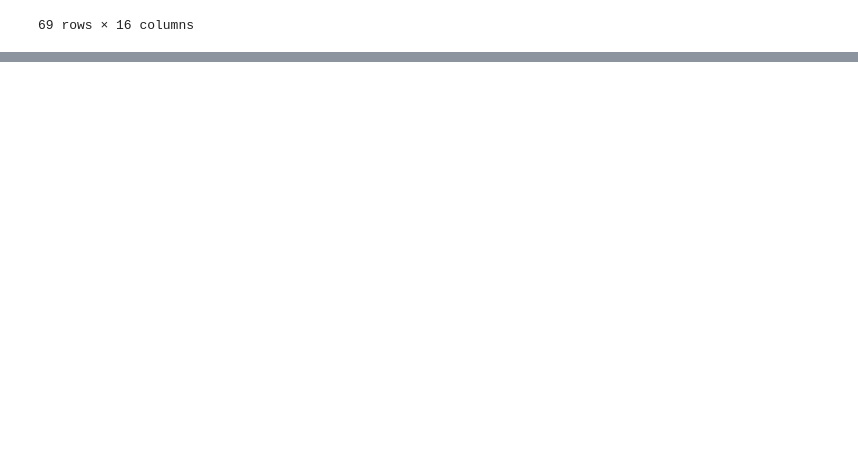
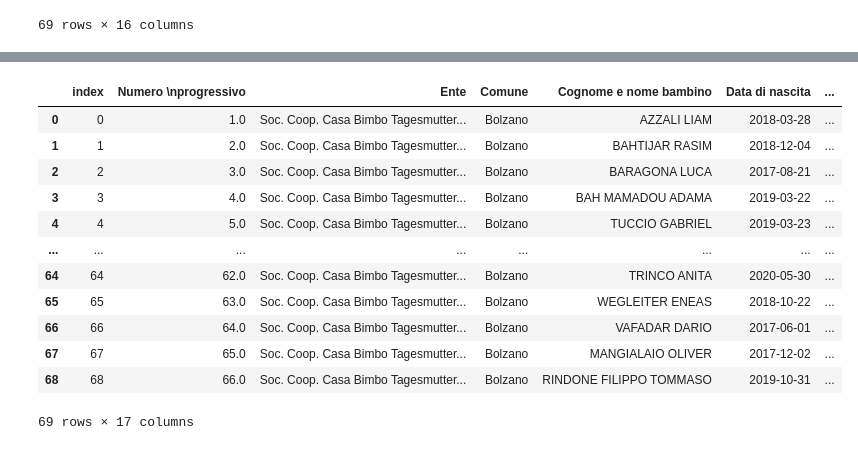
Before and after one commit to stfzz/max, a Jupyter notebook: Untitled.ipynb, the cells around one changed output, grey strips where cells are left out. Drawn from its saved outputs; the diff is of its cells as text; code cells hidden in the pictures; blank space fills up the shorter version.

```diff
--- a/Untitled.ipynb
+++ b/Untitled.ipynb
@@ -235,0 +253,16 @@ df[df['Codice fiscale'].str.match('[A-Z|a-z][A-Z|a-z][A-Z|a-z][A-Z|a-z][A-Z|a-z]
+# %%
+df.reset_index()
+# %% [output]
+|  | index | Numero \nprogressivo | Ente | Comune | Cognome e nome bambino | Data di nascita | ... |
+| 0 | 0 | 1.0 | Soc. Coop. Casa Bimbo Tagesmutter... | Bolzano | AZZALI LIAM | 2018-03-28 | ... |
+| 1 | 1 | 2.0 | Soc. Coop. Casa Bimbo Tagesmutter... | Bolzano | BAHTIJAR RASIM | 2018-12-04 | ... |
+| 2 | 2 | 3.0 | Soc. Coop. Casa Bimbo Tagesmutter... | Bolzano | BARAGONA LUCA | 2017-08-21 | ... |
+| 3 | 3 | 4.0 | Soc. Coop. Casa Bimbo Tagesmutter... | Bolzano | BAH MAMADOU ADAMA | 2019-03-22 | ... |
+| 4 | 4 | 5.0 | Soc. Coop. Casa Bimbo Tagesmutter... | Bolzano | TUCCIO GABRIEL | 2019-03-23 | ... |
+| ... | ... | ... | ... | ... | ... | ... | ... |
+| 64 | 64 | 62.0 | Soc. Coop. Casa Bimbo Tagesmutter... | Bolzano | TRINCO ANITA | 2020-05-30 | ... |
+| 65 | 65 | 63.0 | Soc. Coop. Casa Bimbo Tagesmutter... | Bolzano | WEGLEITER ENEAS | 2018-10-22 | ... |
+| 66 | 66 | 64.0 | Soc. Coop. Casa Bimbo Tagesmutter... | Bolzano | VAFADAR DARIO | 2017-06-01 | ... |
+| 67 | 67 | 65.0 | Soc. Coop. Casa Bimbo Tagesmutter... | Bolzano | MANGIALAIO OLIVER | 2017-12-02 | ... |
+| 68 | 68 | 66.0 | Soc. Coop. Casa Bimbo Tagesmutter... | Bolzano | RINDONE FILIPPO TOMMASO | 2019-10-31 | ... |
+69 rows × 17 columns
```
Also changed, not shown: parts of 4 cells of this notebook, 3 other files.
